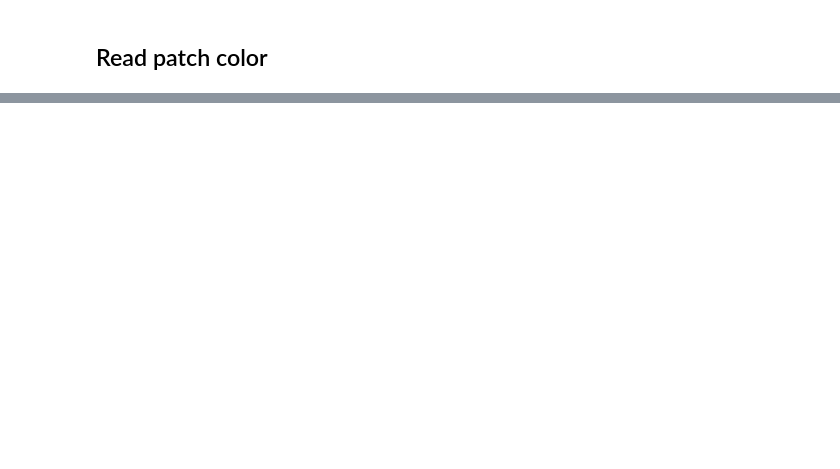
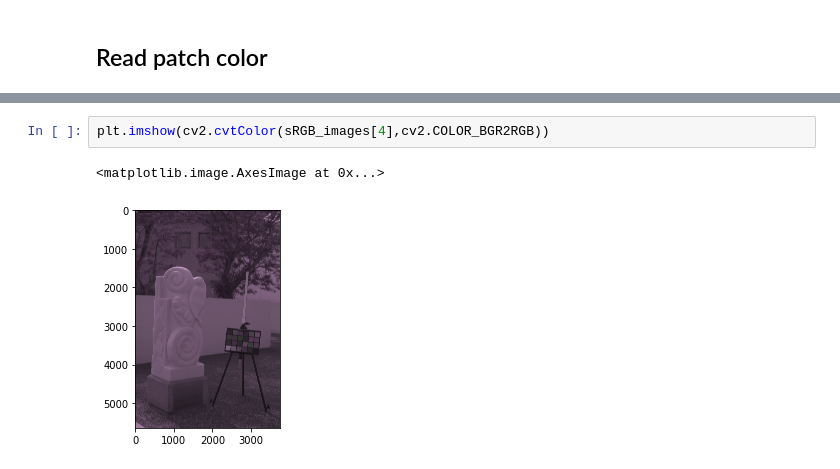
Before and after one commit to BPsoda/polynomial-matching-color-constancy, a Jupyter notebook: main.ipynb, the cells around one changed output, grey strips where cells are left out. Cells and saved outputs as stored; diff of their text form; blank space fills up the shorter version.

```diff
--- a/main.ipynb
+++ b/main.ipynb
@@ -76,0 +93,5 @@ IndexError: index 3 is out of bounds for axis 1 with size 3
+# %%
+plt.imshow(cv2.cvtColor(sRGB_images[4],cv2.COLOR_BGR2RGB))
+# %% [output]
+<matplotlib.image.AxesImage at 0x...>
+[figure, added]
```
Also changed, not shown: parts of 10 cells of this notebook.
